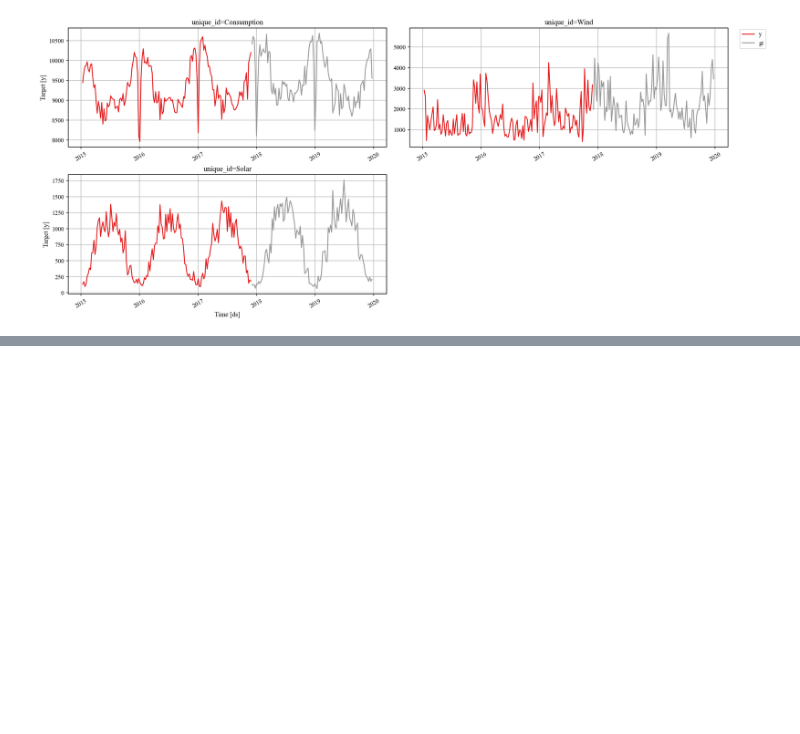
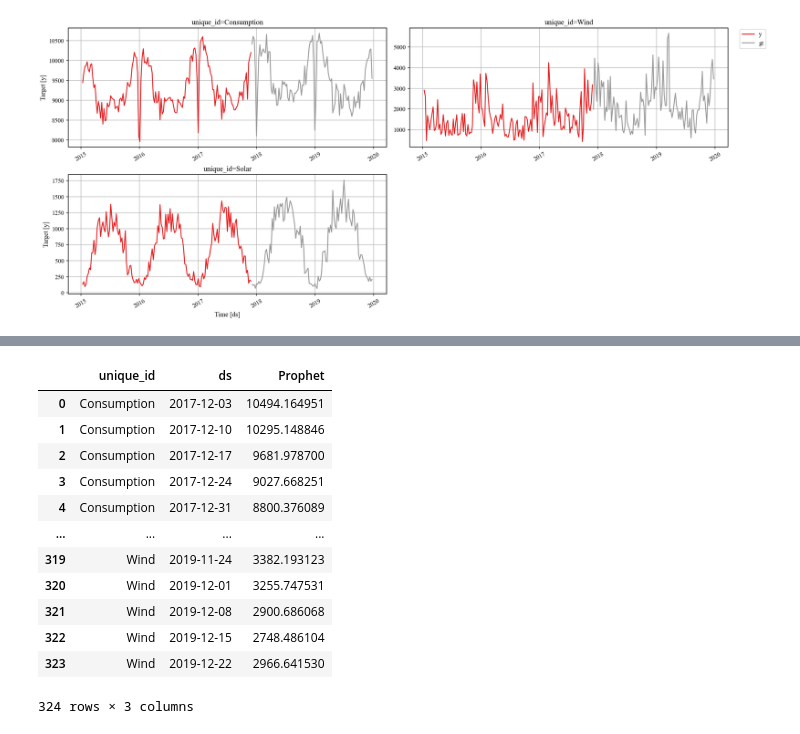
Before and after one commit to MVRonkin/TimeSeriesCourse, a Jupyter notebook: 2026/WS/021 - Prophet adapter.ipynb, the cells around one changed output, grey strips where cells are left out. Drawn from its saved outputs; the diff is of its cells as text; code cells hidden in the pictures; blank space fills up the shorter version.

```diff
--- a/2026/WS/021 - Prophet adapter.ipynb
+++ b/2026/WS/021 - Prophet adapter.ipynb
@@ -419,2 +442,18 @@ TypeError: forecast() got an unexpected keyword argument 'levels'
+# %%
+fcst_sf
+# %% [output]
+|  | unique_id | ds | Prophet |
+| 0 | Consumption | 2017-12-03 | 10494.164951 |
+| 1 | Consumption | 2017-12-10 | 10295.148846 |
+| 2 | Consumption | 2017-12-17 | 9681.978700 |
+| 3 | Consumption | 2017-12-24 | 9027.668251 |
+| 4 | Consumption | 2017-12-31 | 8800.376089 |
+| ... | ... | ... | ... |
+| 319 | Wind | 2019-11-24 | 3382.193123 |
+| 320 | Wind | 2019-12-01 | 3255.747531 |
+| 321 | Wind | 2019-12-08 | 2900.686068 |
+| 322 | Wind | 2019-12-15 | 2748.486104 |
+| 323 | Wind | 2019-12-22 | 2966.641530 |
+324 rows × 3 columns
 # %%
 
```
Also changed, not shown: parts of 4 cells of this notebook.
